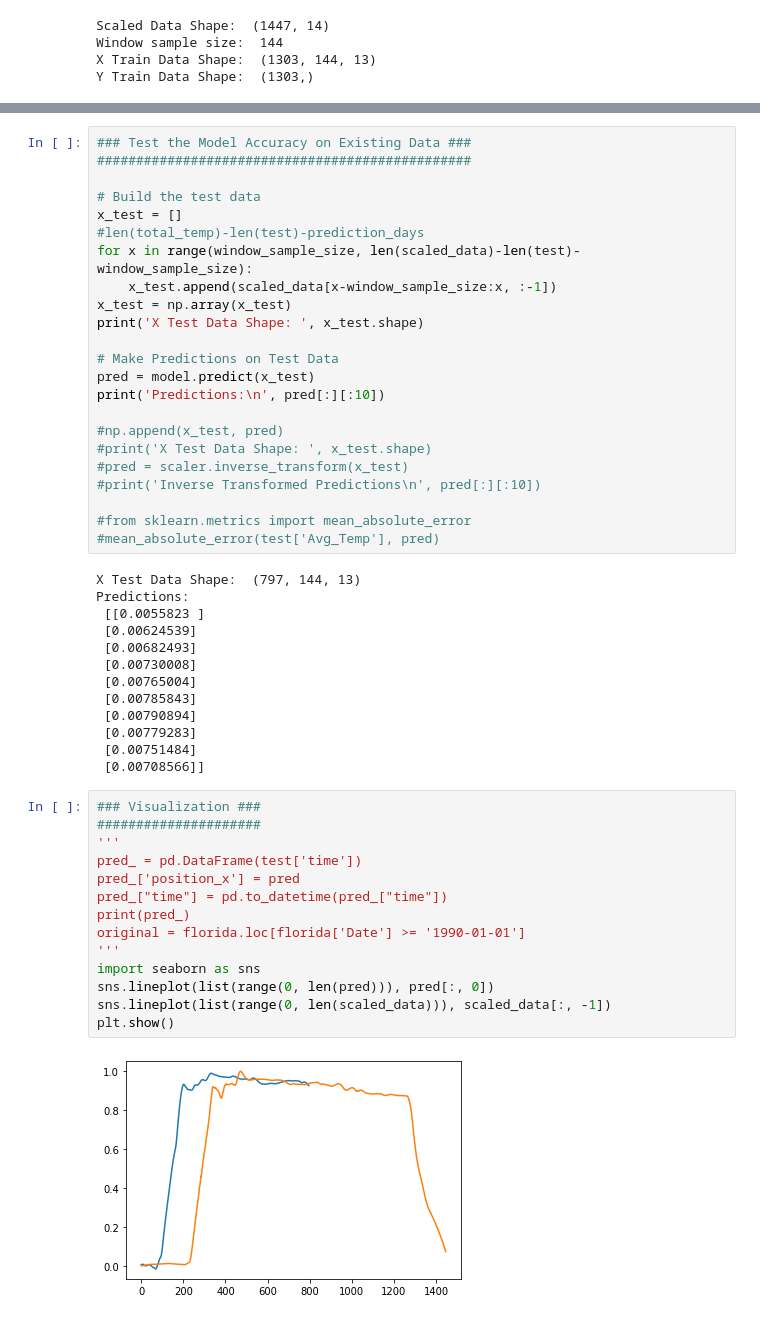
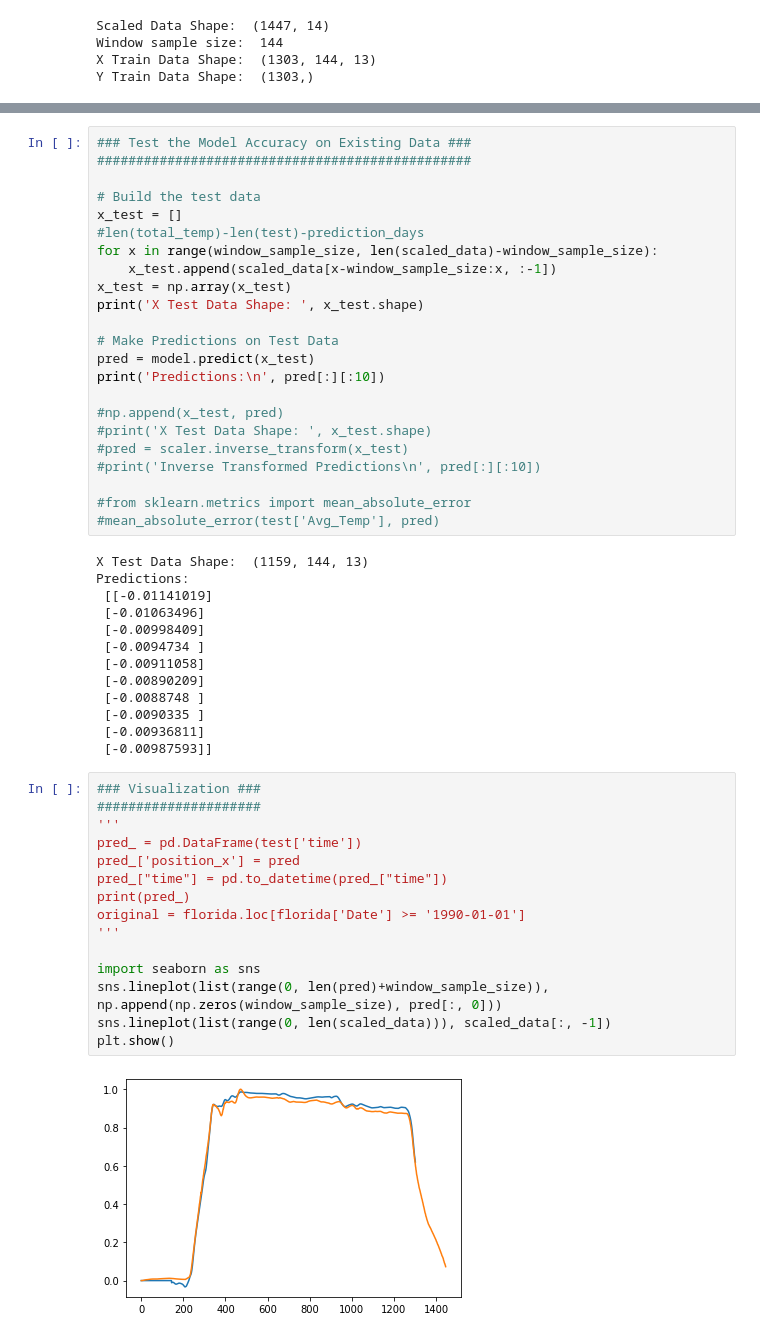
Before and after one commit to jeliser/sandbox, a Jupyter notebook: jupyter/deep_learning/uav_altitude/timeseries_deep_learning.ipynb, the cells around one changed output, grey strips where cells are left out. Cells and saved outputs as stored; diff of their text form.

Commit message:
Fixed the output graph to include the zeros at the start.

```diff
--- a/jupyter/deep_learning/uav_altitude/timeseries_deep_learning.ipynb
+++ b/jupyter/deep_learning/uav_altitude/timeseries_deep_learning.ipynb
@@ -124,7 +124,7 @@ dict_keys(['loss', 'val_loss'])
 # Build the test data
 x_test = []
 #len(total_temp)-len(test)-prediction_days
-for x in range(window_sample_size, len(scaled_data)-len(test)-window_sample_size):
+for x in range(window_sample_size, len(scaled_data)-window_sample_size):
     x_test.append(scaled_data[x-window_sample_size:x, :-1])
 x_test = np.array(x_test)
 print('X Test Data Shape: ', x_test.shape)
@@ -141,31 +141,32 @@ print('Predictions:\n', pred[:][:10])
 #from sklearn.metrics import mean_absolute_error
 #mean_absolute_error(test['Avg_Temp'], pred)
 # %% [output]
-X Test Data Shape:  (797, 144, 13)
+X Test Data Shape:  (1159, 144, 13)
 Predictions:
- [[0.0055823 ]
- [0.00624539]
- [0.00682493]
- [0.00730008]
- [0.00765004]
- [0.00785843]
- [0.00790894]
- [0.00779283]
- [0.00751484]
- [0.00708566]]
+ [[-0.01141019]
+ [-0.01063496]
+ [-0.00998409]
+ [-0.0094734 ]
+ [-0.00911058]
+ [-0.00890209]
+ [-0.0088748 ]
+ [-0.0090335 ]
+ [-0.00936811]
+ [-0.00987593]]
 # %%
 ### Visualization ###
 #####################
 '''
 pred_ = pd.DataFrame(test['time'])
 pred_['position_x'] = pred
 pred_["time"] = pd.to_datetime(pred_["time"])
 print(pred_)
 original = florida.loc[florida['Date'] >= '1990-01-01']
 '''
+
 import seaborn as sns
-sns.lineplot(list(range(0, len(pred))), pred[:, 0])
+sns.lineplot(list(range(0, len(pred)+window_sample_size)), np.append(np.zeros(window_sample_size), pred[:, 0]))
 sns.lineplot(list(range(0, len(scaled_data))), scaled_data[:, -1])
 plt.show()
 # %% [output]
-[figure, old version]
+[figure, new version]
```
Also changed, not shown: parts of 5 cells of this notebook.
